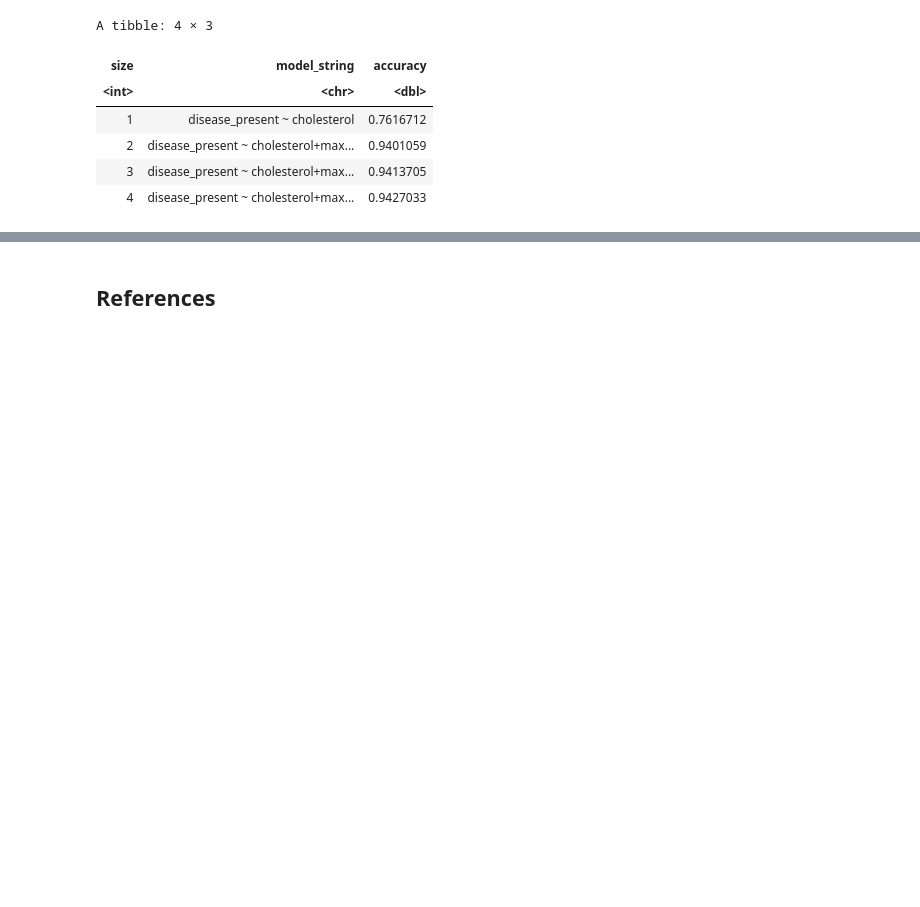
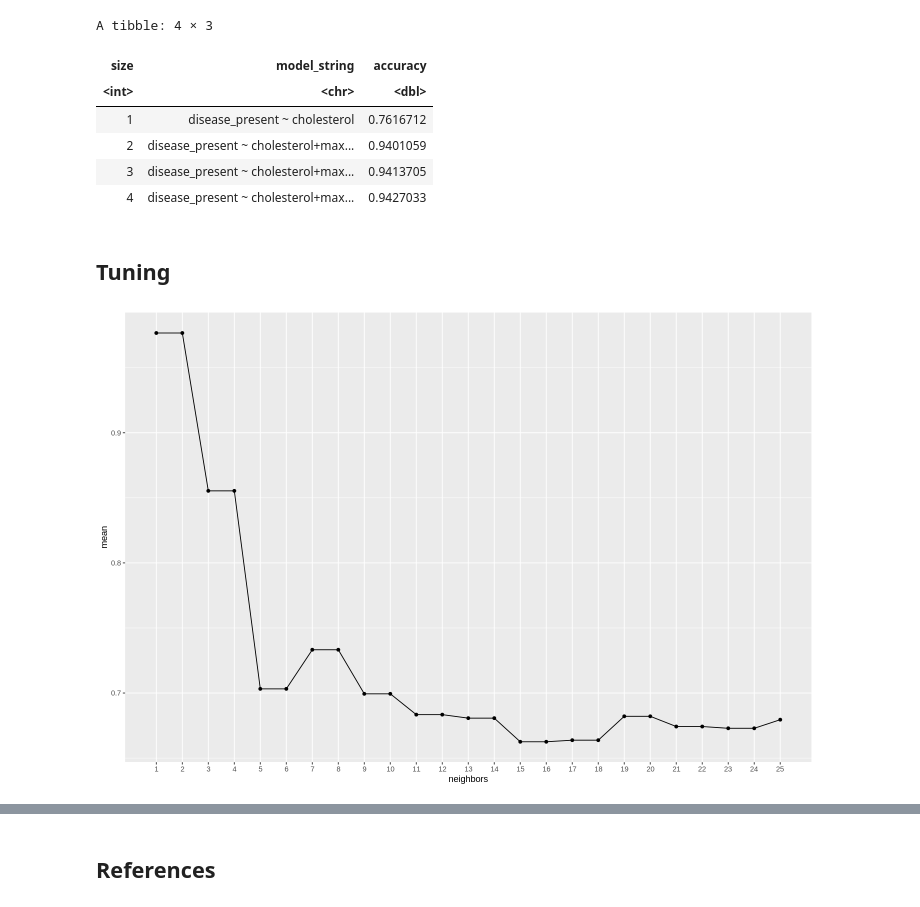
Before and after one commit to vyle2003/DSCI-100-Project, a Jupyter notebook: DSCI Data Exploration.ipynb, the cells around one changed output, grey strips where cells are left out. Cells and saved outputs as stored; diff of their text form; code cells hidden in the pictures; blank space fills up the shorter version.

```diff
--- a/DSCI Data Exploration.ipynb
+++ b/DSCI Data Exploration.ipynb
@@ -268,5 +268,36 @@ A tibble: 4 × 3
 | 2 | disease_present ~ cholesterol+max... | 0.9401059 |
 | 3 | disease_present ~ cholesterol+max... | 0.9413705 |
 | 4 | disease_present ~ cholesterol+max... | 0.9427033 |
+# %% [markdown]
+## Tuning
+# %%
+heart_recipe <- recipe(disease_present ~ age + rest_bp + cholesterol + max_heart_rate, data = heart_train) |>
+    step_scale(all_predictors()) |>
+    step_center(all_predictors())
+
+knn_spec <- nearest_neighbor(weight_func = "rectangular", neighbors = tune()) |>
+    set_engine("kknn") |>
+    set_mode("classification")
+
+vfold <- vfold_cv(heart_train, v = 10, strata = disease_present)
+
+gridvals <- tibble(neighbors = seq(1, 25))
+
+results <- workflow() |>
+    add_recipe(heart_recipe) |>
+    add_model(knn_spec) |>
+    tune_grid(resamples = vfold, grid = gridvals) |>
+    collect_metrics() |>
+    filter(.metric == "accuracy")
+
+cross_validation_plot <- results |>
+    ggplot(aes(x = neighbors, y = mean)) +
+    geom_point() +
+    geom_line() +
+    scale_x_continuous(limits = c(1, 25), breaks = seq(1, 25), minor_breaks = seq(1, 25, 1))
+
+cross_validation_plot
+# %% [output]
+[figure, added]
 # %%
 show_notes(.Last.tune.result)
```
Also changed, not shown: parts of 1 cell of this notebook.
